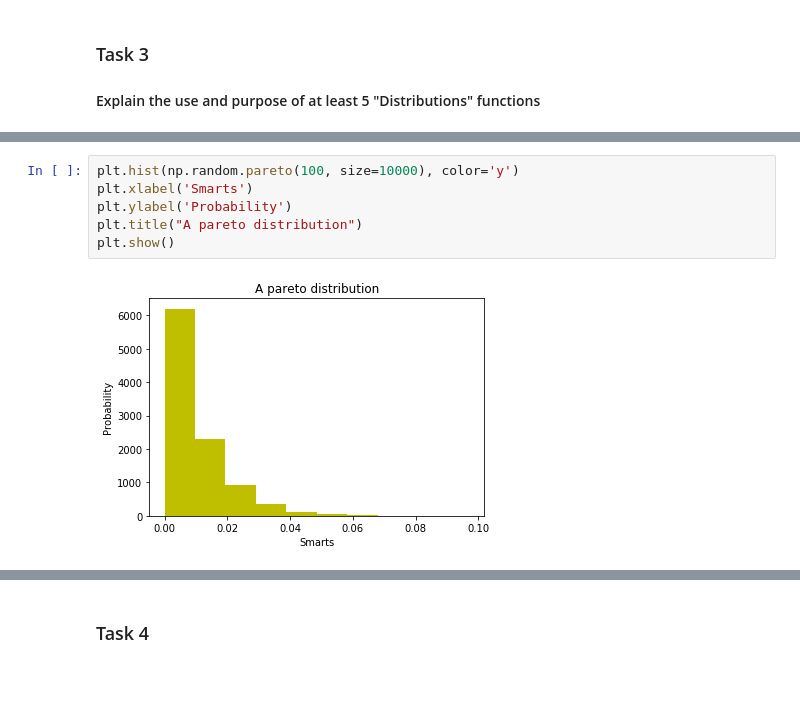
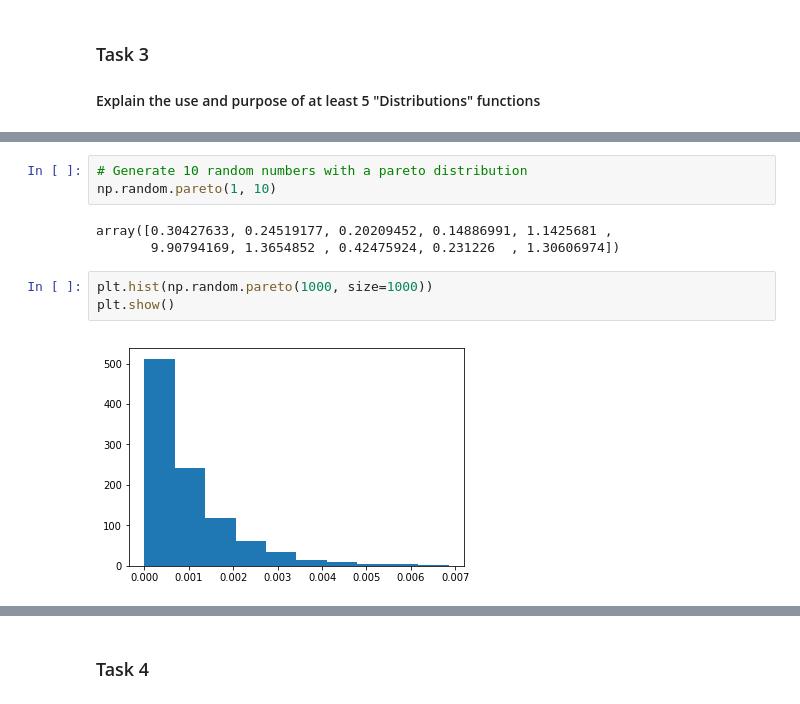
Before and after one commit to SimonMcLain/GMIT-Programming-for-Data-Analysis---Practicals, a Jupyter notebook: numpy-random.ipynb, the cells around one changed output, grey strips where cells are left out. Drawn from its saved outputs; the diff is of its cells as text.

```diff
--- a/numpy-random.ipynb
+++ b/numpy-random.ipynb
@@ -144,8 +177,11 @@ array([4.56178923e-01, 3.82534480e-01, 8.87931651e-02, 7.28723836e-02,
+# %%
+# Generate 10 random numbers with a pareto distribution
+np.random.pareto(1, 10)
+# %% [output]
+array([0.30427633, 0.24519177, 0.20209452, 0.14886991, 1.1425681 ,
+       9.90794169, 1.3654852 , 0.42475924, 0.231226  , 1.30606974])
 # %%
-plt.hist(np.random.pareto(100, size=10000), color='y')
-plt.xlabel('Smarts')
-plt.ylabel('Probability')
-plt.title("A pareto distribution")
+plt.hist(np.random.pareto(1000, size=1000))
 plt.show()
 # %% [output]
-[figure, old version]
+[figure, new version]
```
Also changed, not shown: parts of 27 cells of this notebook, 6 other files.
